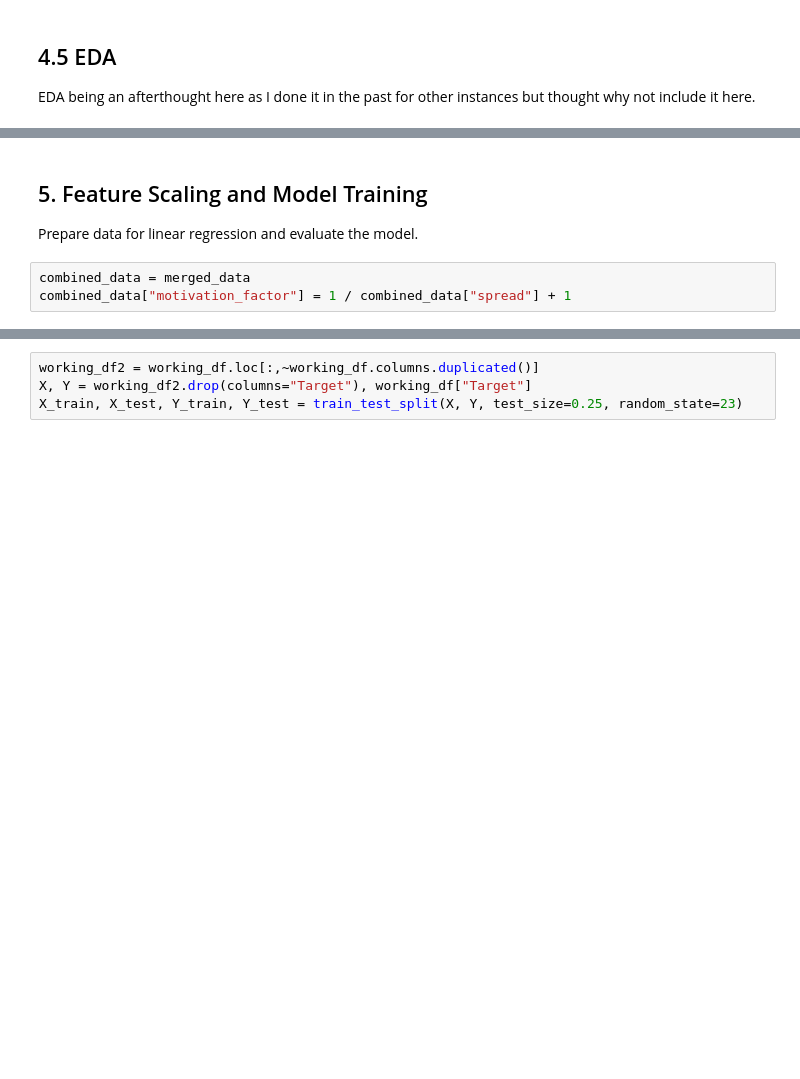
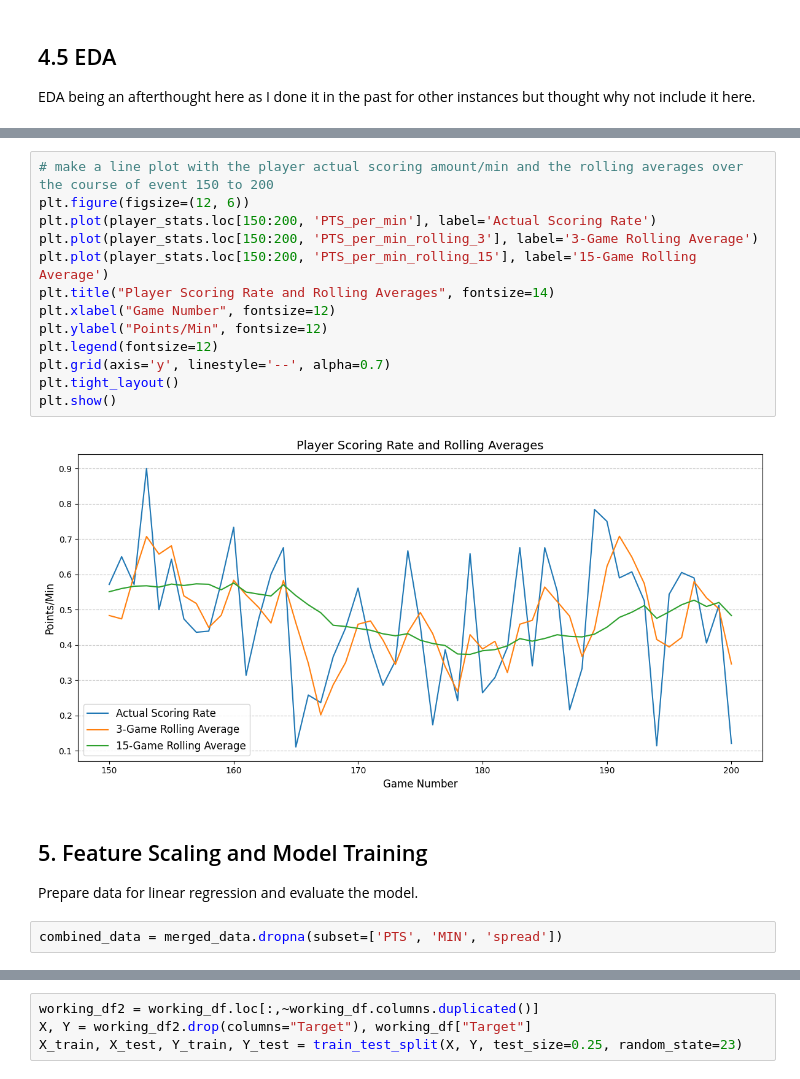
Before and after one commit to joshdscan/NBA-Player-Prop-Prediction, a Jupyter notebook: notebooks/Model_1_Per_Min.ipynb, the cells around one changed output, grey strips where cells are left out. Cells and saved outputs as stored; diff of their text form; blank space fills up the shorter version.

```diff
--- a/notebooks/Model_1_Per_Min.ipynb
+++ b/notebooks/Model_1_Per_Min.ipynb
@@ -204,9 +224,23 @@ plt.show()
+# %%
+# make a line plot with the player actual scoring amount/min and the rolling averages over the course of event 150 to 200
+plt.figure(figsize=(12, 6))
+plt.plot(player_stats.loc[150:200, 'PTS_per_min'], label='Actual Scoring Rate')
+plt.plot(player_stats.loc[150:200, 'PTS_per_min_rolling_3'], label='3-Game Rolling Average')
+plt.plot(player_stats.loc[150:200, 'PTS_per_min_rolling_15'], label='15-Game Rolling Average')
+plt.title("Player Scoring Rate and Rolling Averages", fontsize=14)
+plt.xlabel("Game Number", fontsize=12)
+plt.ylabel("Points/Min", fontsize=12)
+plt.legend(fontsize=12)
+plt.grid(axis='y', linestyle='--', alpha=0.7)
+plt.tight_layout()
+plt.show()
+# %% [output]
+[figure, added]
 # %% [markdown]
 ## 5. Feature Scaling and Model Training
 Prepare data for linear regression and evaluate the model.
-# %%
-combined_data = merged_data
-combined_data["motivation_factor"] = 1 / combined_data["spread"] + 1
+# %%
+combined_data = merged_data.dropna(subset=['PTS', 'MIN', 'spread'])
 # %%
 show(combined_data)
 # %% [output]
```
Also changed, not shown: parts of 24 cells of this notebook.
